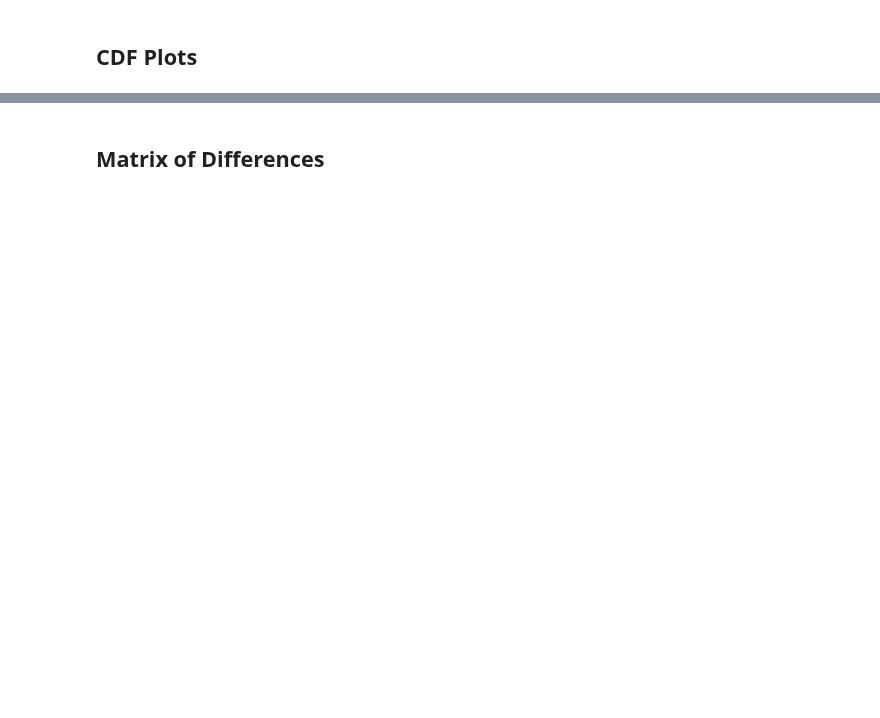
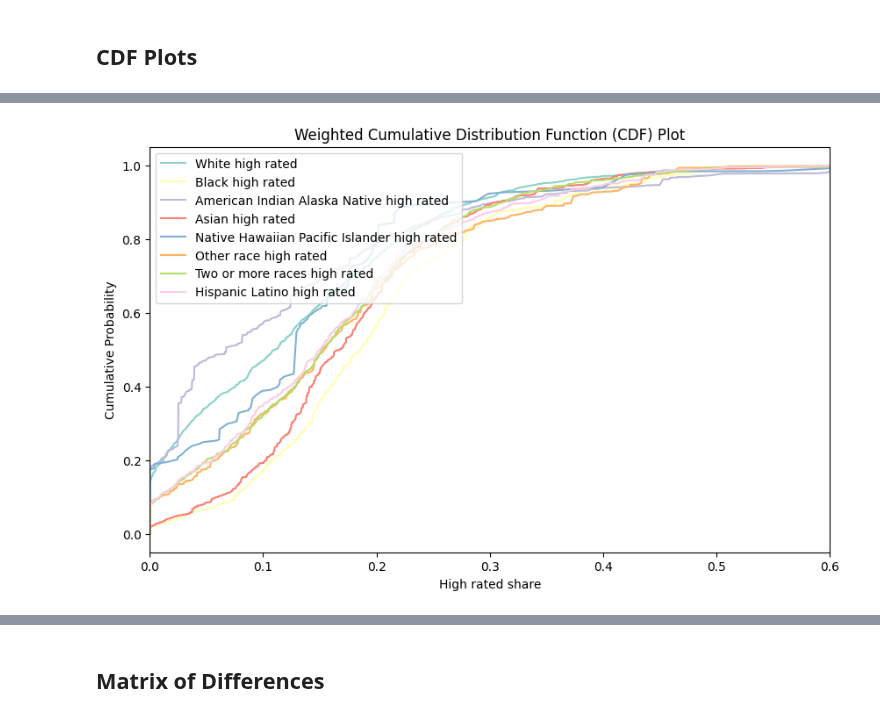
Before and after one commit to franc703/ecrq_stats, a Jupyter notebook: notebooks/produce_stats.ipynb, the cells around one changed output, grey strips where cells are left out. Saved outputs shown, nothing was run; the diff lists cells and outputs as text; code cells hidden in the pictures; blank space fills up the shorter version.

```diff
--- a/notebooks/produce_stats.ipynb
+++ b/notebooks/produce_stats.ipynb
@@ -253,0 +268,63 @@ plt.show()
+# %%
+# CDF plot
+race_variables2 = [
+    'White high rated',
+    'Black high rated',
+    'American Indian Alaska Native high rated',
+    'Asian high rated',
+    'Native Hawaiian Pacific Islander high rated',
+    'Other race high rated',
+    'Two or more races high rated',
+    'Hispanic Latino high rated',
+]
+
+colors = [
+    '#8dd3c7',
+    '#ffffb3',
+    '#bebada',
+    '#fb8072',
+    '#80b1d3',
+    '#fdb462',
+    '#b3de69',
+    '#fccde5']
+
+weight_map2 = {
+    'White high rated': 'white',
+    'Black high rated': 'black',
+    'American Indian Alaska Native high rated': 'am_indian_alaska_native',
+    'Asian high rated': 'asian',
+    'Native Hawaiian Pacific Islander high rated': 'native_hawaiian_pacific_islander',
+    'Other race high rated': 'other_race',
+    'Two or more races high rated': 'two_or_more_races',
+    'Hispanic Latino high rated': 'hispanic_latino',
+}
+
+
+fig, ax = plt.subplots(figsize=(10, 6))
+
+for var, color in zip(race_variables2, colors):
+    # Get the weights for this variable
+    weights = data[weight_map2[var]]
+
+    # Sort the values and weights by the values
+    values, weights = zip(*sorted(zip(data[var], weights)))
+
+    # Calculate the cumulative sum of the weights
+    cumulative = np.cumsum(weights)
+
+    # Normalize the cumulative sum to create a CDF
+    cumulative = cumulative / cumulative[-1]
+
+    ax.plot(values, cumulative, label=var, color=color)
+
+ax.set_title('Weighted Cumulative Distribution Function (CDF) Plot')
+ax.set_xlabel('High rated share')
+ax.set_ylabel('Cumulative Probability')
+ax.legend(loc='upper left')
+
+# Set x-axis limit
+ax.set_xlim(0, 0.6)
+
+plt.show()
+# %% [output]
+[figure, added]
```
Also changed, not shown: parts of 23 cells of this notebook.
